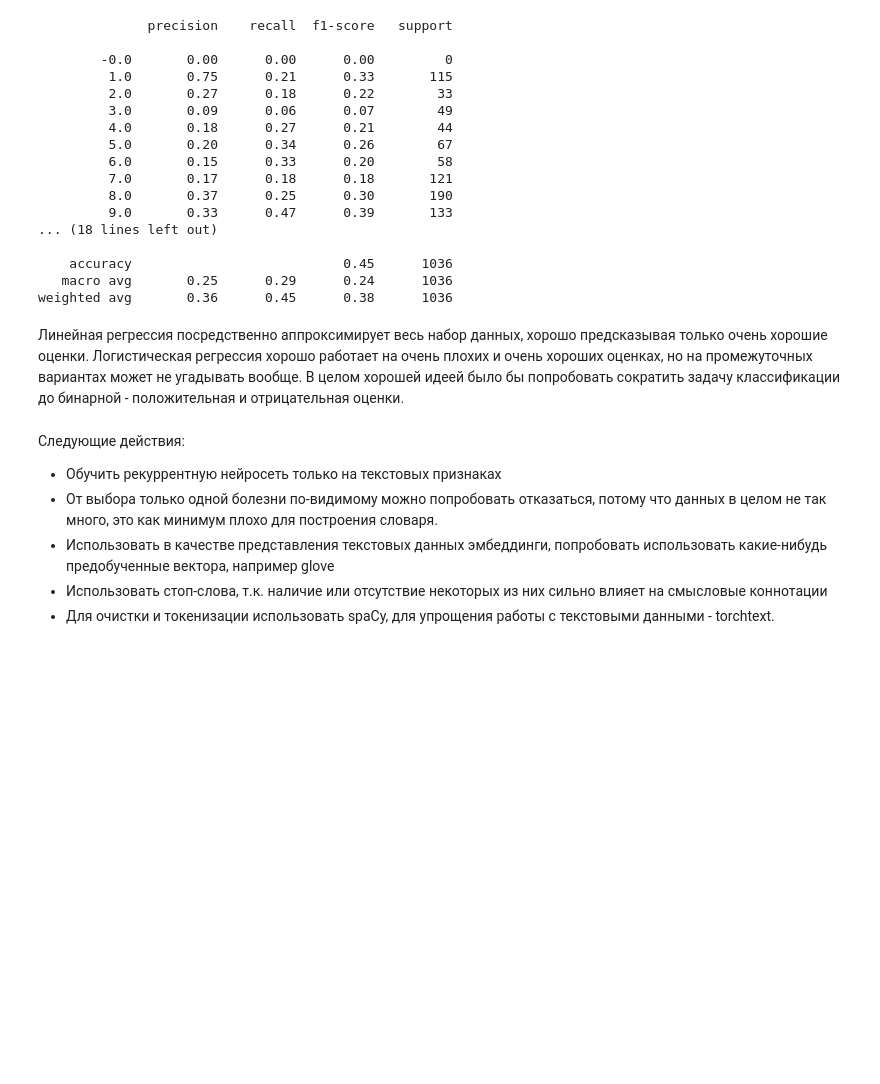
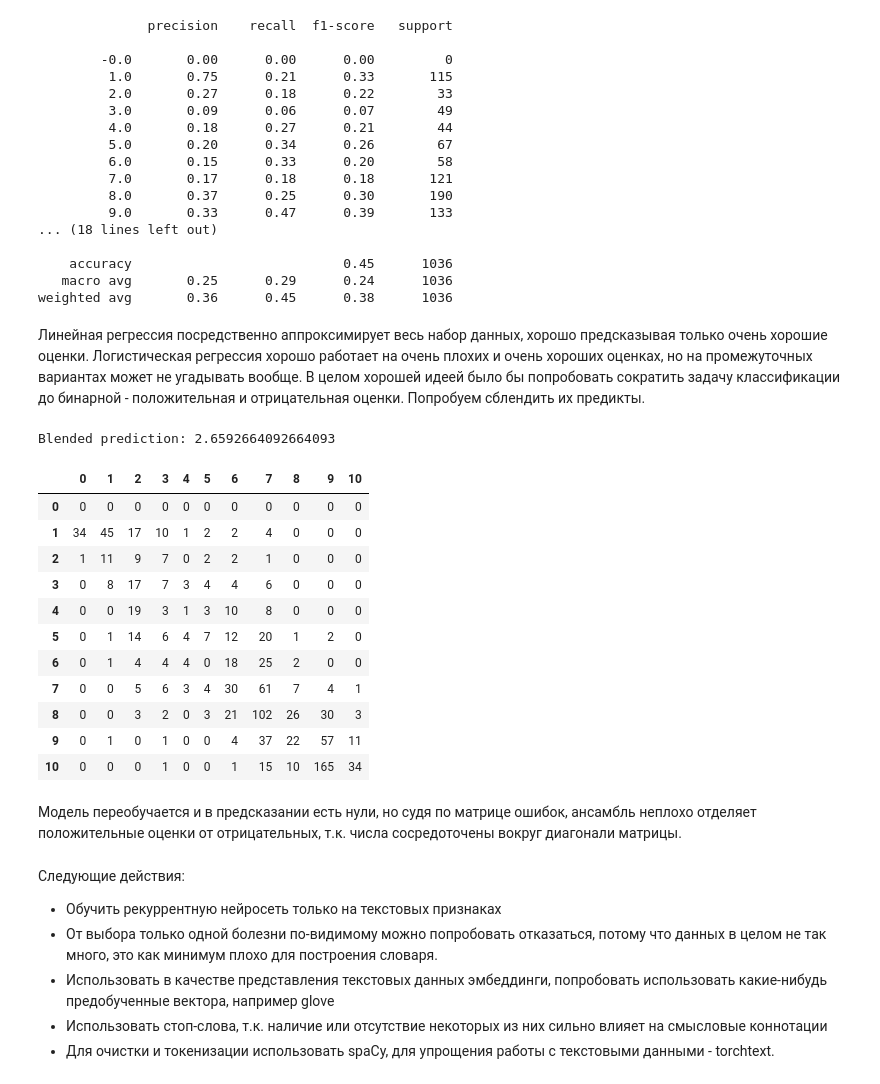
Before and after one commit to runrudyrun/UCI_Drug_review_testtask, a Jupyter notebook: uci-drug-review-eda.ipynb, the cells around one changed output. Saved outputs shown, nothing was run; the diff lists cells and outputs as text; code cells hidden in the pictures; blank space fills up the shorter version.

```diff
--- a/uci-drug-review-eda.ipynb
+++ b/uci-drug-review-eda.ipynb
@@ -613,7 +613,30 @@ print(classification_report(y_test,np.round(y_pred_lg)))
    macro avg       0.25      0.29      0.24      1036
 weighted avg       0.36      0.45      0.38      1036
 # %% [markdown]
-Линейная регрессия посредственно аппроксимирует весь набор данных, хорошо предсказывая только очень хорошие оценки. Логистическая регрессия хорошо работает на очень плохих и очень хороших оценках, но на промежуточных вариантах может не угадывать вообще. В целом хорошей идеей было бы попробовать сократить задачу классификации до бинарной - положительная и отрицательная оценки.
+Линейная регрессия посредственно аппроксимирует весь набор данных, хорошо предсказывая только очень хорошие оценки. Логистическая регрессия хорошо работает на очень плохих и очень хороших оценках, но на промежуточных вариантах может не угадывать вообще. В целом хорошей идеей было бы попробовать сократить задачу классификации до бинарной - положительная и отрицательная оценки. Попробуем сблендить их предикты.
+# %%
+y_pred = (y_pred + y_pred_lg) // 2
+print(f'Blended prediction: {MSE(y_test,y_pred)}')
+# %% [output]
+Blended prediction: 2.6592664092664093
+# %%
+labels = [i for i in range(0,11)]
+pd.DataFrame(confusion_matrix(y_test, y_pred), columns=labels, index=labels)
+# %% [output]
+|  | 0 | 1 | 2 | 3 | 4 | 5 | 6 | 7 | 8 | 9 | 10 |
+| 0 | 0 | 0 | 0 | 0 | 0 | 0 | 0 | 0 | 0 | 0 | 0 |
+| 1 | 34 | 45 | 17 | 10 | 1 | 2 | 2 | 4 | 0 | 0 | 0 |
+| 2 | 1 | 11 | 9 | 7 | 0 | 2 | 2 | 1 | 0 | 0 | 0 |
+| 3 | 0 | 8 | 17 | 7 | 3 | 4 | 4 | 6 | 0 | 0 | 0 |
+| 4 | 0 | 0 | 19 | 3 | 1 | 3 | 10 | 8 | 0 | 0 | 0 |
+| 5 | 0 | 1 | 14 | 6 | 4 | 7 | 12 | 20 | 1 | 2 | 0 |
+| 6 | 0 | 1 | 4 | 4 | 4 | 0 | 18 | 25 | 2 | 0 | 0 |
+| 7 | 0 | 0 | 5 | 6 | 3 | 4 | 30 | 61 | 7 | 4 | 1 |
+| 8 | 0 | 0 | 3 | 2 | 0 | 3 | 21 | 102 | 26 | 30 | 3 |
+| 9 | 0 | 1 | 0 | 1 | 0 | 0 | 4 | 37 | 22 | 57 | 11 |
+| 10 | 0 | 0 | 0 | 1 | 0 | 0 | 1 | 15 | 10 | 165 | 34 |
+# %% [markdown]
+Модель переобучается и в предсказании есть нули, но судя по матрице ошибок, ансамбль неплохо отделяет положительные оценки от отрицательных, т.к. числа сосредоточены вокруг диагонали матрицы.
 # %% [markdown]
 Следующие действия:
 * Обучить рекуррентную нейросеть только на текстовых признаках
```
Also changed, not shown: parts of 6 cells of this notebook.
